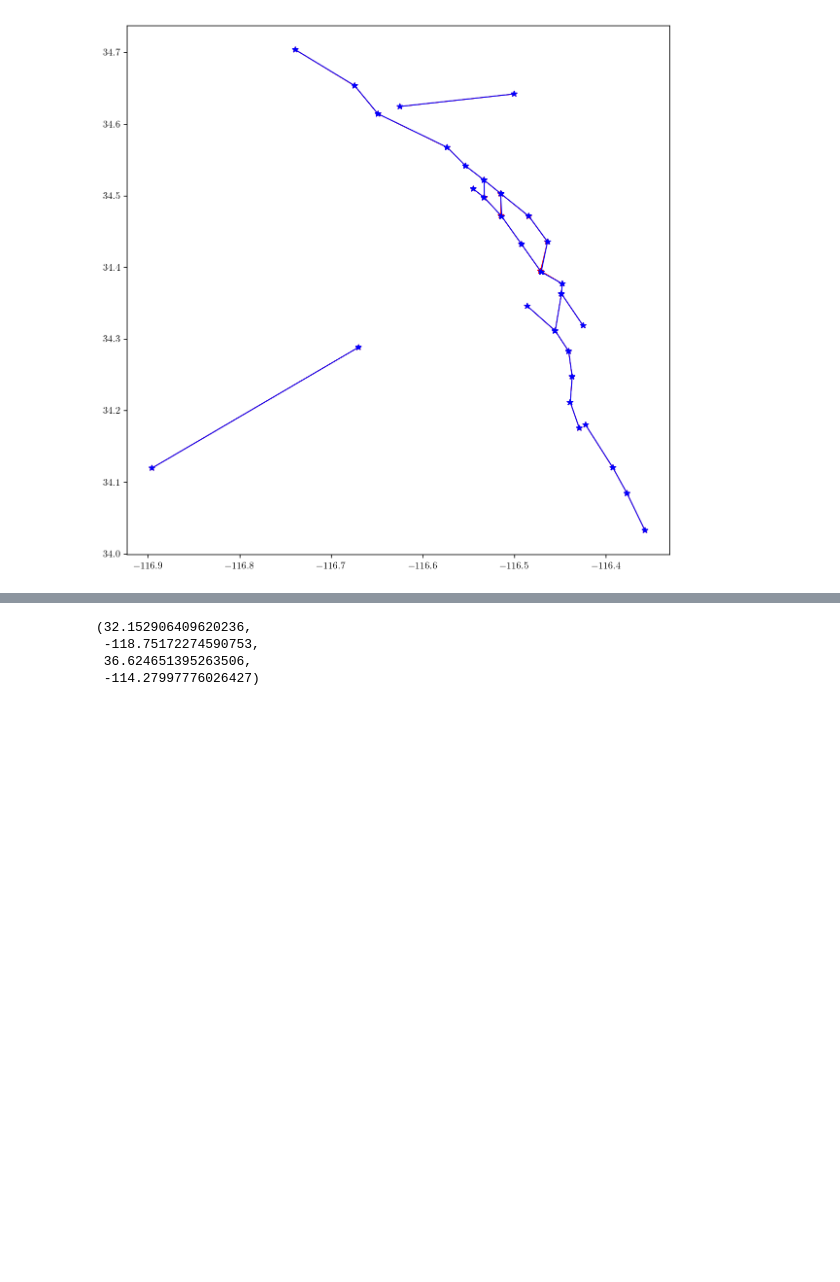
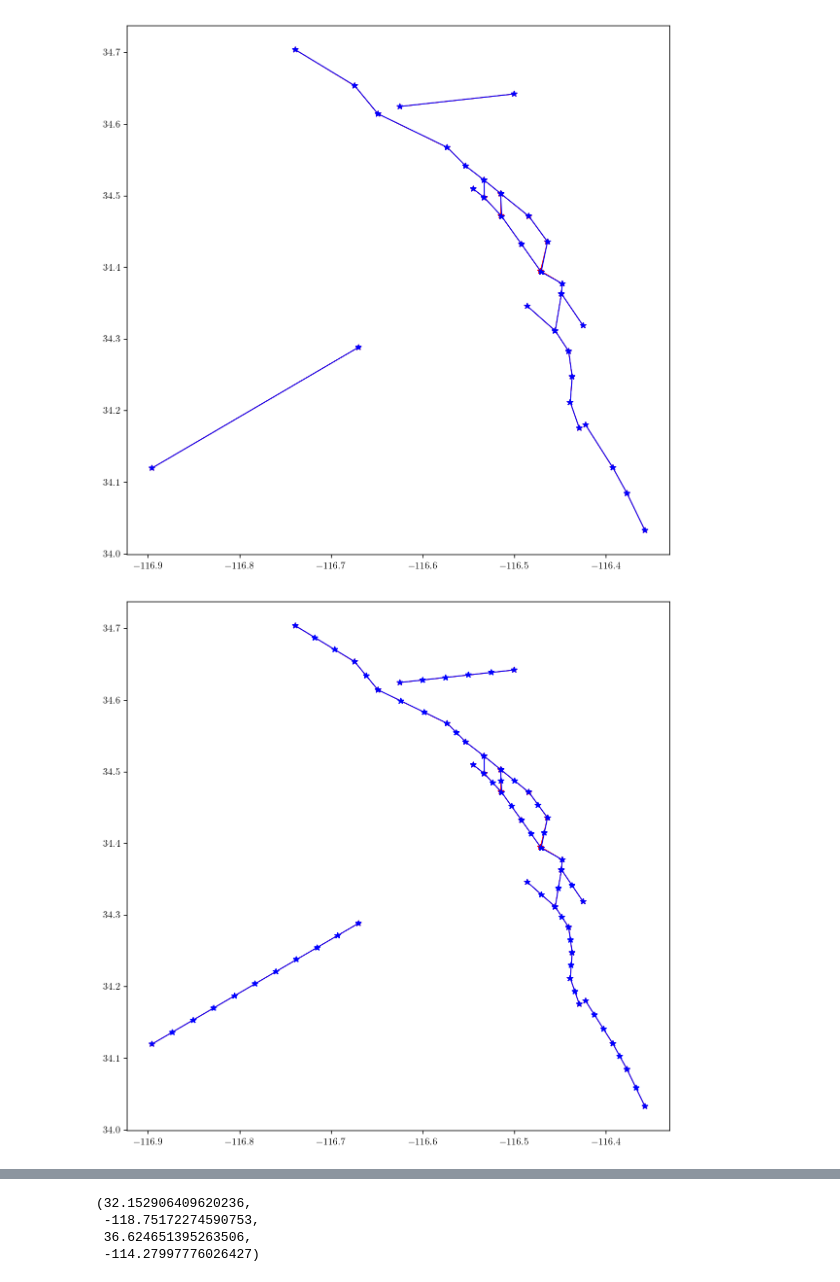
Before and after one commit to tbenthompson/topo_paper, a Jupyter notebook: jupyter/landers/landers.ipynb, the cells around one changed output, grey strips where cells are left out. Saved outputs shown, nothing was run; the diff lists cells and outputs as text; code cells hidden in the pictures; blank space fills up the shorter version.

```diff
--- a/jupyter/landers/landers.ipynb
+++ b/jupyter/landers/landers.ipynb
@@ -84 +98,10 @@ plt.show()
+# %%
+plt.figure(figsize = (10, 10))
+for plot_mesh, color in [(m, 'r'), (m_refined, 'b')]:
+    for i in range(plot_mesh[1].shape[0]):
+        el_pts = plot_mesh[0][plot_mesh[1][i,:]]
+        plt.plot(el_pts[:,0], el_pts[:,1], color + '-*', linewidth = 1.0)
+plt.show()
+# %% [output]
+[figure, added]
 # %%
```
Also changed, not shown: parts of 10 cells of this notebook.
